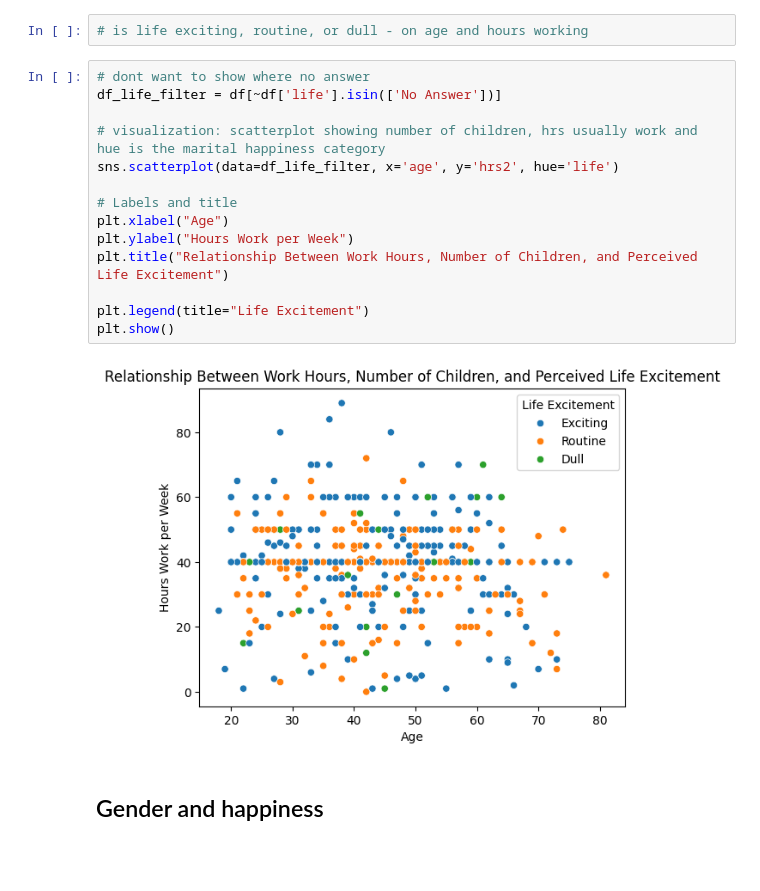
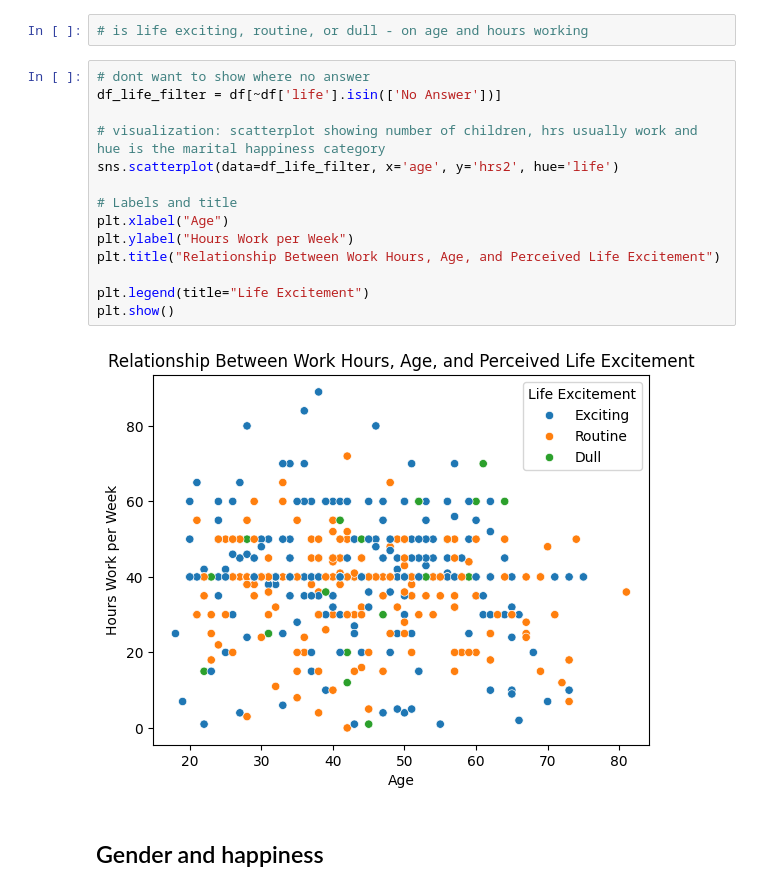
Before and after one commit to kpunsalan8/DS-3001-EDA-KP, a Jupyter notebook: lab/gss.ipynb, the cells around one changed output. Drawn from its saved outputs; the diff is of its cells as text; blank space fills up the shorter version.

```diff
--- a/lab/gss.ipynb
+++ b/lab/gss.ipynb
@@ -403,19 +403,19 @@ plt.show()
 # %%
 # dont want to show where no answer
 df_life_filter = df[~df['life'].isin(['No Answer'])]
 
 # visualization: scatterplot showing number of children, hrs usually work and hue is the marital happiness category
 sns.scatterplot(data=df_life_filter, x='age', y='hrs2', hue='life')
 
 # Labels and title
 plt.xlabel("Age")
 plt.ylabel("Hours Work per Week")
-plt.title("Relationship Between Work Hours, Number of Children, and Perceived Life Excitement")
+plt.title("Relationship Between Work Hours, Age, and Perceived Life Excitement")
 
 plt.legend(title="Life Excitement")
 plt.show()
 # %% [output]
-[figure, old version]
+[figure, new version]
 # %% [markdown]
 ## Gender and happiness
 # %%
```
Also changed, not shown: parts of 2 cells of this notebook.
